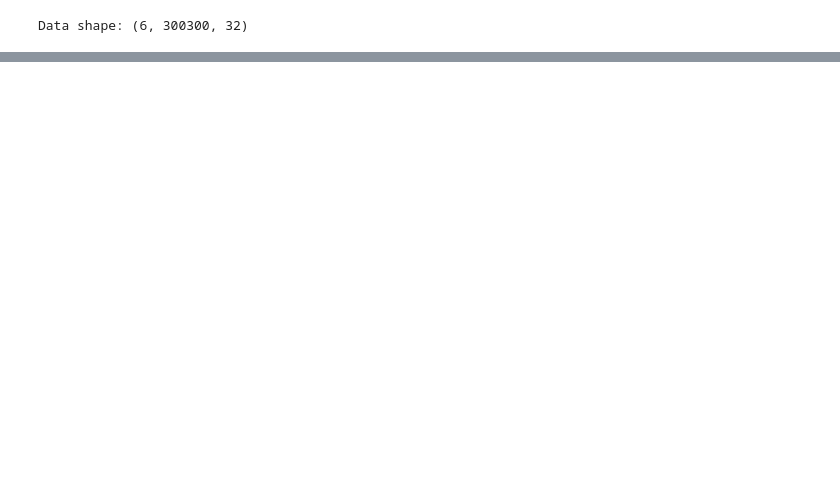
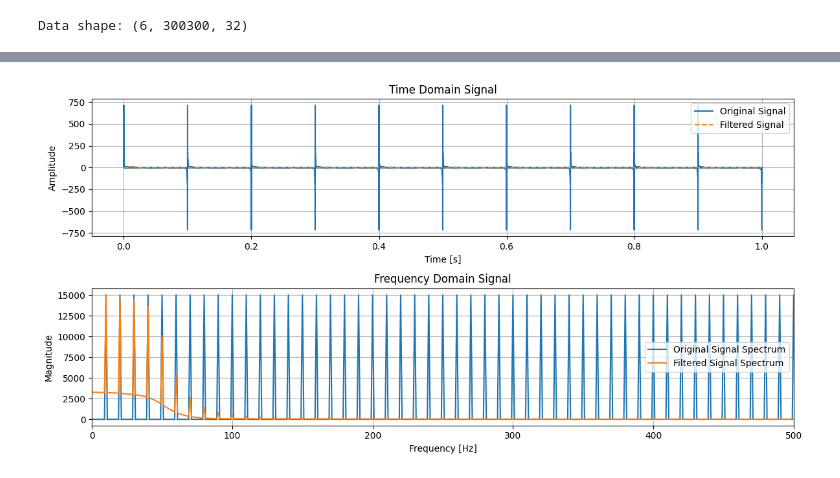
Before and after one commit to Whitesheep18/retinal-ecap-detection, a Jupyter notebook: ml_scripts/frequency_domian_analysis.ipynb, the cells around one changed output, grey strips where cells are left out. Drawn from its saved outputs; the diff is of its cells as text; code cells hidden in the pictures; blank space fills up the shorter version.

```diff
--- a/ml_scripts/frequency_domian_analysis.ipynb
+++ b/ml_scripts/frequency_domian_analysis.ipynb
@@ -149,0 +258,15 @@ plt.show()
+# %%
+# generate smooth sine wave with sampling frequency 30 kHz for 0.01 second
+fs = 30000
+f = 10
+f2 = 100
+
+t = np.linspace(0, 1, fs)
+x = np.sin(2 * np.pi * f * t)
+y = np.sin(2 * np.pi * f2 * t)
+x = x+y
+
+
+
+# do low pass filter
+filtered = butter_highpass_filter(x, 50, fs, 5)
@@ -149,0 +277,71 @@ plt.show()
+# %%
+import numpy as np
+import matplotlib.pyplot as plt
+from scipy.signal import butter, lfilter, freqz
+from scipy.fft import fft, fftfreq
+
+# Function to create a Butterworth low-pass filter
+def butter_lowpass(cutoff, fs, order=5):
+    nyq = 0.5 * fs
+    normal_cutoff = cutoff / nyq
+    b, a = butter(order, normal_cutoff, btype='low', analog=False)
+    return b, a
+
+# Apply the low-pass filter
+def butter_lowpass_filter(data, cutoff, fs, order=5):
+    b, a = butter_lowpass(cutoff, fs, order=order)
+    y = lfilter(b, a, data)
+    return y
+
+# Generate smooth sine wave
+fs = 30000  # Sampling frequency
+freqs = np.arange(10, 10000, 10)
+
+# Time vector for 1 second
+t = np.linspace(0, 1, fs, endpoint=False)
+
+# Create the signal
+#x = np.sin(2 * np.pi * f * t) + np.sin(2 * np.pi * f2 * t) + np.sin(2 * np.pi * f3 * t) + np.sin(2 * np.pi * f4 * t) + np.sin(2 * np.pi * f5 * t)
+x = np.sin(2 * np.pi * freqs[0]*t)
+for i in range(1, len(freqs)):
+    x += np.sin(2 * np.pi * freqs[i]*t)
+
+# Apply low-pass filter
+cutoff = 50  # Cutoff frequency for the low-pass filter
+filtered = butter_lowpass_filter(x, cutoff, fs, order=5)
+
+# Perform Fourier Transform
+N = len(x)
+yf_original = fft(x)
+yf_filtered = fft(filtered)
+
+# Frequency axis
+xf = fftfreq(N, 1/fs)
+
+# Plot the original and filtered signals in the time domain
+plt.figure(figsize=(12, 6))
+plt.subplot(2, 1, 1)
+plt.plot(t, x, label='Original Signal')
+plt.plot(t, filtered, label='Filtered Signal', linestyle='--')
+plt.title('Time Domain Signal')
+plt.xlabel('Time [s]')
+plt.ylabel('Amplitude')
+plt.legend()
+plt.grid()
+
+# Plot the frequency spectrum
+plt.subplot(2, 1, 2)
+plt.plot(xf[:N//2], np.abs(yf_original[:N//2]), label='Original Signal Spectrum')
+plt.plot(xf[:N//2], np.abs(yf_filtered[:N//2]), label='Filtered Signal Spectrum')
+plt.title('Frequency Domain Signal')
+plt.xlabel('Frequency [Hz]')
+plt.ylabel('Magnitude')
+plt.xlim(0, 500)  # Limit x-axis for better visualization
+plt.legend()
+plt.grid()
+
+# Adjust layout for clarity
+plt.tight_layout()
+plt.show()
+# %% [output]
+[figure, added]
```
Also changed, not shown: parts of 12 cells of this notebook.
